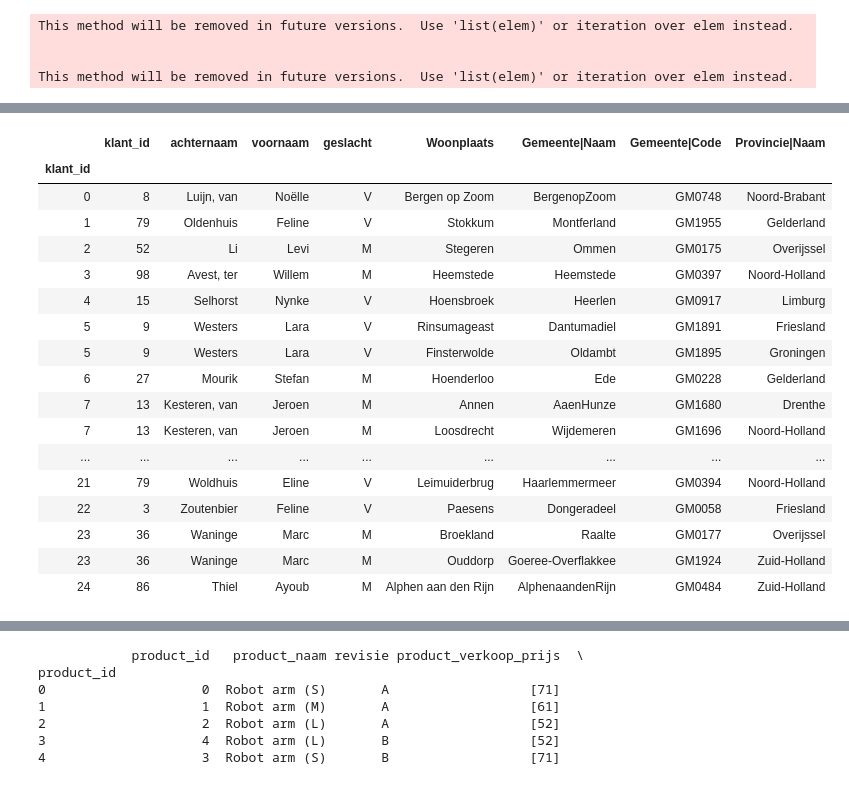
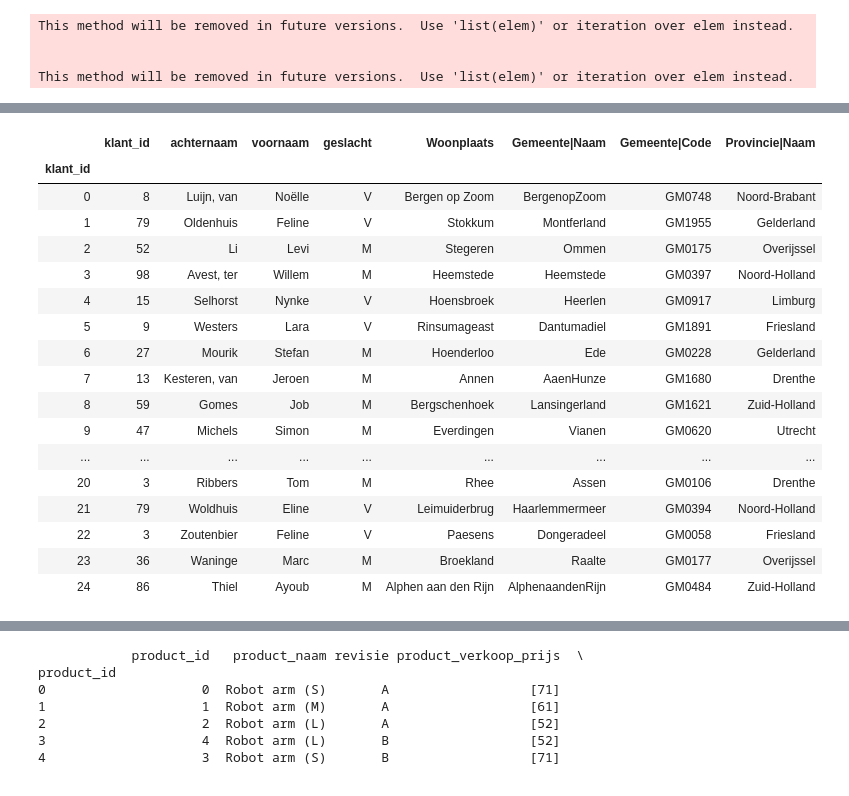
Before and after one commit to maartenor/demo-databases, a Jupyter notebook: create_dataframes.ipynb, the cells around one changed output, grey strips where cells are left out. Cells and saved outputs as stored; diff of their text form; code cells hidden in the pictures.

Commit message:
Fixed issues #8 dtypes BOM and #6 duplicate klant_id
BOM_df has ID and other values in float. astype to int[32] #8

Duplicate values in klant_df seen #6

```diff
--- a/create_dataframes.ipynb
+++ b/create_dataframes.ipynb
@@ -140,27 +140,28 @@ klant_woonplaats
 # %%
 klant_df=klant_df.join(woonplaatsen_df[['Woonplaats', 'Gemeente|Naam ', 'Gemeente|Code ', 'Provincie|Naam']],\
               on='klant_woonplaats')
 klant_df.drop(columns=['klant_woonplaats'], inplace=True)
+klant_df=klant_df[~klant_df.duplicated(subset=['klant_id','achternaam'], keep='first')]
 del woonplaatsen_df
 klant_df
 # %% [output]
 |  | klant_id | achternaam | voornaam | geslacht | Woonplaats | Gemeente|Naam | Gemeente|Code | Provincie|Naam |
 | klant_id |  |  |  |  |  |  |  |  |
 | 0 | 8 | Luijn, van | Noëlle | V | Bergen op Zoom | BergenopZoom | GM0748 | Noord-Brabant |
 | 1 | 79 | Oldenhuis | Feline | V | Stokkum | Montferland | GM1955 | Gelderland |
 | 2 | 52 | Li | Levi | M | Stegeren | Ommen | GM0175 | Overijssel |
 | 3 | 98 | Avest, ter | Willem | M | Heemstede | Heemstede | GM0397 | Noord-Holland |
 | 4 | 15 | Selhorst | Nynke | V | Hoensbroek | Heerlen | GM0917 | Limburg |
 | 5 | 9 | Westers | Lara | V | Rinsumageast | Dantumadiel | GM1891 | Friesland |
-| 5 | 9 | Westers | Lara | V | Finsterwolde | Oldambt | GM1895 | Groningen |
 | 6 | 27 | Mourik | Stefan | M | Hoenderloo | Ede | GM0228 | Gelderland |
 | 7 | 13 | Kesteren, van | Jeroen | M | Annen | AaenHunze | GM1680 | Drenthe |
-| 7 | 13 | Kesteren, van | Jeroen | M | Loosdrecht | Wijdemeren | GM1696 | Noord-Holland |
+| 8 | 59 | Gomes | Job | M | Bergschenhoek | Lansingerland | GM1621 | Zuid-Holland |
+| 9 | 47 | Michels | Simon | M | Everdingen | Vianen | GM0620 | Utrecht |
 | ... | ... | ... | ... | ... | ... | ... | ... | ... |
+| 20 | 3 | Ribbers | Tom | M | Rhee | Assen | GM0106 | Drenthe |
 | 21 | 79 | Woldhuis | Eline | V | Leimuiderbrug | Haarlemmermeer | GM0394 | Noord-Holland |
 | 22 | 3 | Zoutenbier | Feline | V | Paesens | Dongeradeel | GM0058 | Friesland |
 | 23 | 36 | Waninge | Marc | M | Broekland | Raalte | GM0177 | Overijssel |
-| 23 | 36 | Waninge | Marc | M | Ouddorp | Goeree-Overflakkee | GM1924 | Zuid-Holland |
 | 24 | 86 | Thiel | Ayoub | M | Alphen aan den Rijn | AlphenaandenRijn | GM0484 | Zuid-Holland |
 # %%
 # import modules
```
Also changed, not shown: parts of 10 cells of this notebook, 1 other file.
